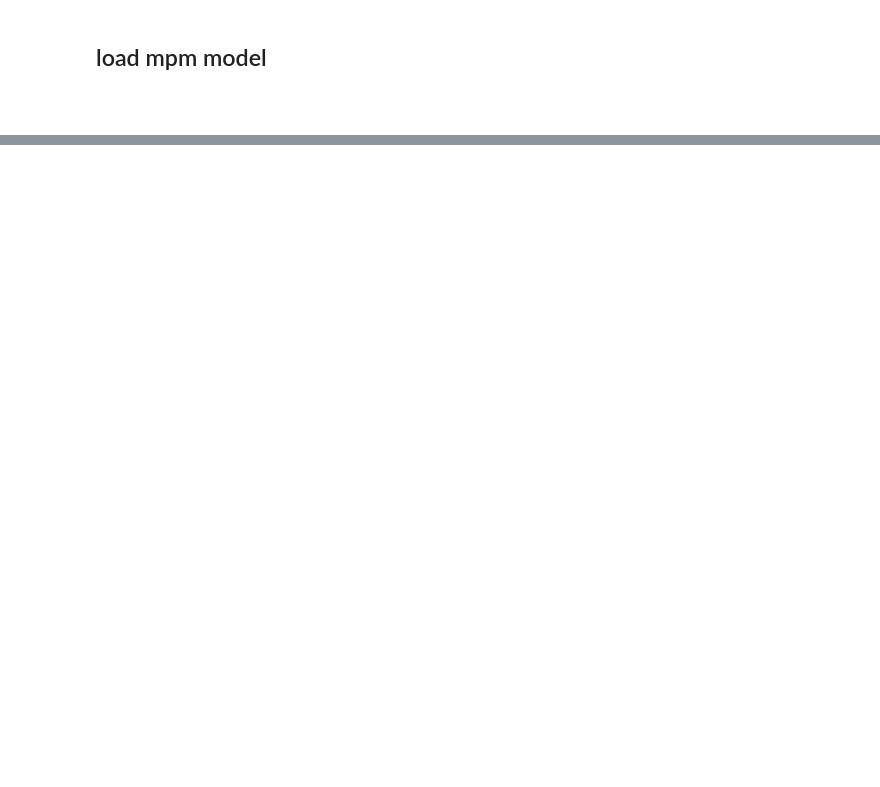
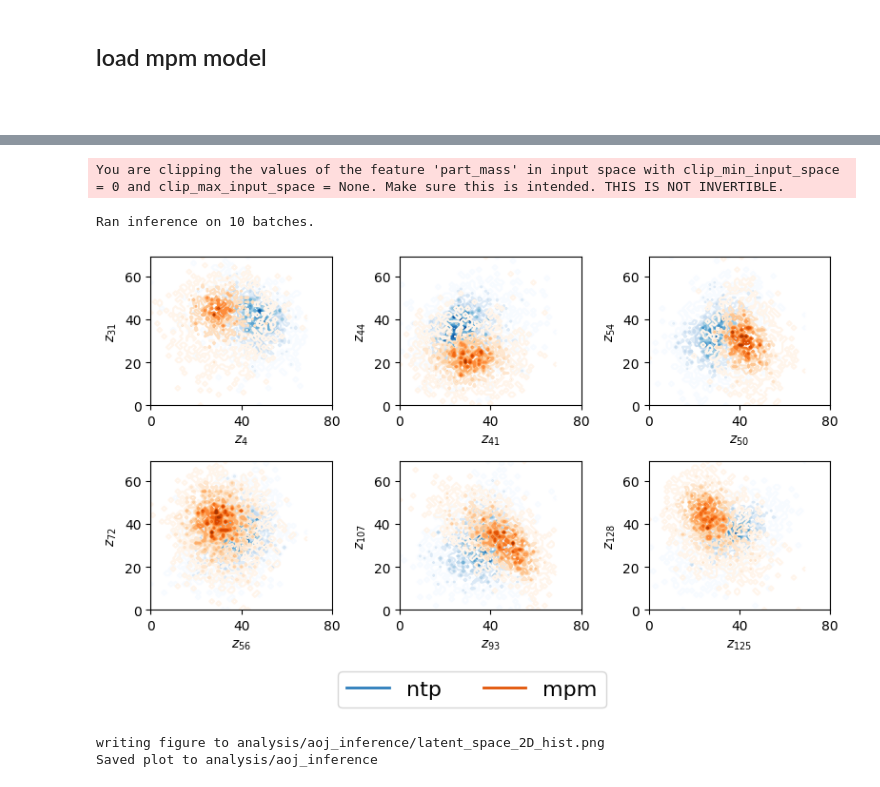
Before and after one commit to kingusiu/enhancing-ntp4jets, a Jupyter notebook: scripts/playground/aoj_inference_test.ipynb, the cells around one changed output, grey strips where cells are left out. Cells and saved outputs as stored; diff of their text form; code cells hidden in the pictures; blank space fills up the shorter version.

```diff
--- a/scripts/playground/aoj_inference_test.ipynb
+++ b/scripts/playground/aoj_inference_test.ipynb
@@ -148,9 +148,8 @@ head_mpm is active: False
 head_gen is active: False
 head_class is active: True
 # %%
-model.eval()
-
 ntp_backbone_out_list = []
+ntp_part_mask_list = []
 ntp_logits_gen_list = []
 ntp_logits_mpm_list = []
 ntp_logits_class_list = []
@@ -180,6 +179,7 @@ with torch.no_grad():
         # representation - call the backbone module itself to get that
         backbone_out = model_ntp.backbone(part_features, mask=part_mask)
         ntp_backbone_out_list.append(backbone_out.cpu())
+        ntp_part_mask_list.append(part_mask.cpu())
 
         logits_gen, logits_mpm, logits_class = model_ntp(
             part_features, valid_particle_mask=part_mask
@@ -229,11 +252,15 @@ print(f"head_class is active: {model_mpm.head_class is not None}")
 # %%
 mpm_backbone_out_list = []
+mpm_part_mask_list = []
 mpm_logits_gen_list = []
 mpm_logits_mpm_list = []
 mpm_logits_class_list = []
 
 with torch.no_grad():
-    for batch in train_dataloader_aoj:
+    for i, batch in enumerate(train_dataloader_aoj):
+        if i >= 10:
+            break
+
         part_features = batch["part_features"].to(device)
         part_mask = batch["part_mask"].to(device).int()
 
@@ -254,16 +281,65 @@ with torch.no_grad():
         # representation - call the backbone module itself to get that
         mpm_backbone_out = model_mpm.backbone(part_features, mask=part_mask)
         mpm_backbone_out_list.append(mpm_backbone_out.cpu())
+        mpm_part_mask_list.append(part_mask.cpu())
 
         logits_gen, logits_mpm, logits_class = model_mpm(
             part_features, valid_particle_mask=part_mask
         )
 
         if logits_gen is not None:
-            logits_gen_list.append(logits_gen.cpu())
+            mpm_logits_gen_list.append(logits_gen.cpu())
         if logits_mpm is not None:
-            logits_mpm_list.append(logits_mpm.cpu())
+            mpm_logits_mpm_list.append(logits_mpm.cpu())
         if logits_class is not None:
-            logits_class_list.append(logits_class.cpu())
-
-print(f"Ran inference on {len(logits_class_list)} batches.")
+            mpm_logits_class_list.append(logits_class.cpu())
+print(f"Ran inference on {len(mpm_logits_class_list)} batches.")
+# %% [output]
+You are clipping the values of the feature 'part_mass' in input space with clip_min_input_space = 0 and clip_max_input_space = None. Make sure this is intended. THIS IS NOT INVERTIBLE.
+Ran inference on 10 batches.
+# %%
+import os
+
+from gabbro.utils.plotting_utils import plot_latent_space_2D_for_two_samples
+import importlib
+
+import gabbro.utils.plotting_utils as plotting_utils
+
+importlib.reload(plotting_utils)
+
+
+def mean_pool_backbone_out(backbone_out_list, mask_list):
+    """Mean-pool per-particle backbone output over valid (non-padded) particles per jet."""
+    reps = []
+    for backbone_out, mask in zip(backbone_out_list, mask_list):
+        mask = mask.float().unsqueeze(-1)
+        summed = (backbone_out * mask).sum(dim=1)
+        counts = mask.sum(dim=1).clamp(min=1)
+        reps.append(summed / counts)
+    return torch.cat(reps).numpy()
+
+
+latent_ntp = mean_pool_backbone_out(ntp_backbone_out_list, ntp_part_mask_list)
+latent_mpm = mean_pool_backbone_out(mpm_backbone_out_list, mpm_part_mask_list)
+
+output_dir = "analysis/aoj_inference"
+os.makedirs(output_dir, exist_ok=True)
+
+# ntp = background, mpm = signal
+plot_latent_space_2D_for_two_samples(
+    latent_bg=latent_ntp,
+    latent_sig=latent_mpm,
+    n_dims=12,
+    title_suffix="ntp vs mpm representations",
+    filename_suffix="ntp_vs_mpm_backbone",
+    fig_dir=output_dir,
+    show_plot=True,
+    legend_outside=True,
+    fig_size=(8, 6),
+    sample_names=["ntp", "mpm"]
+)
+print(f"Saved plot to {output_dir}")
+# %% [output]
+[figure, added]
+writing figure to analysis/aoj_inference/latent_space_2D_hist.png
+Saved plot to analysis/aoj_inference
```
Also changed, not shown: parts of 3 cells of this notebook, 2 other files.
